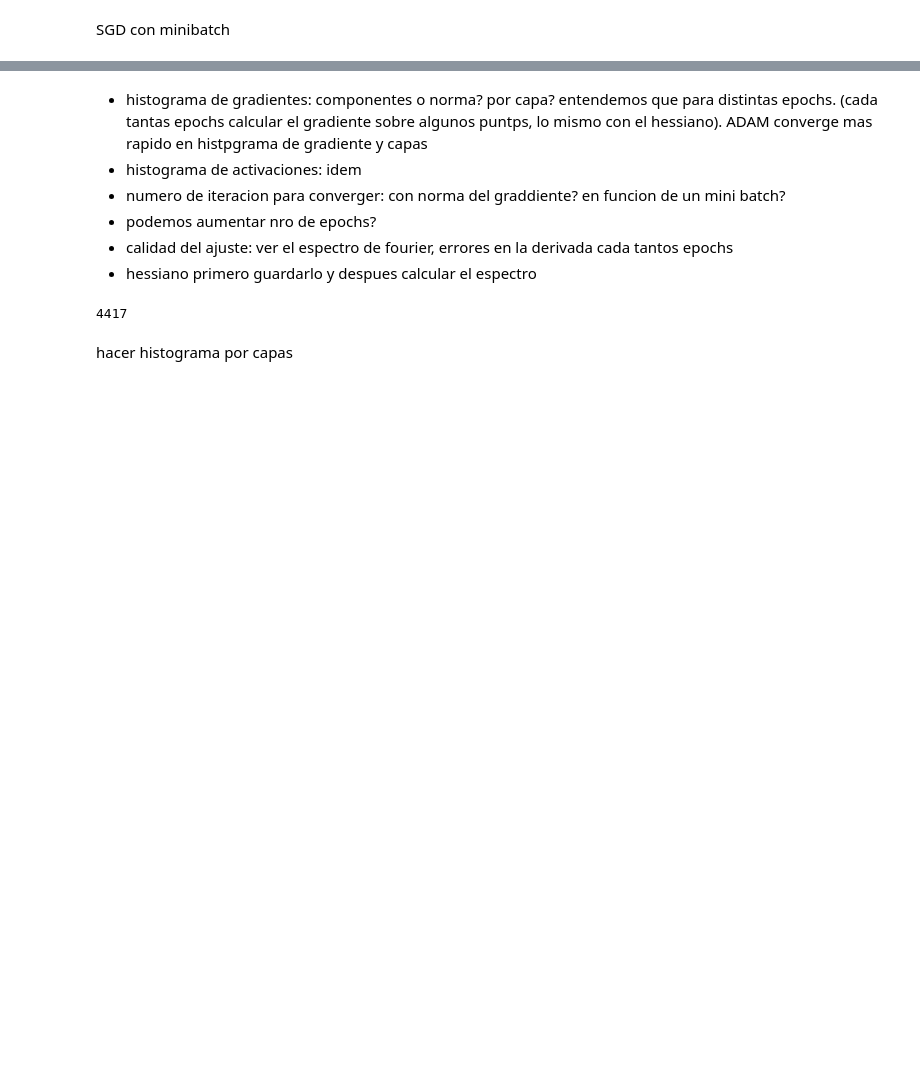
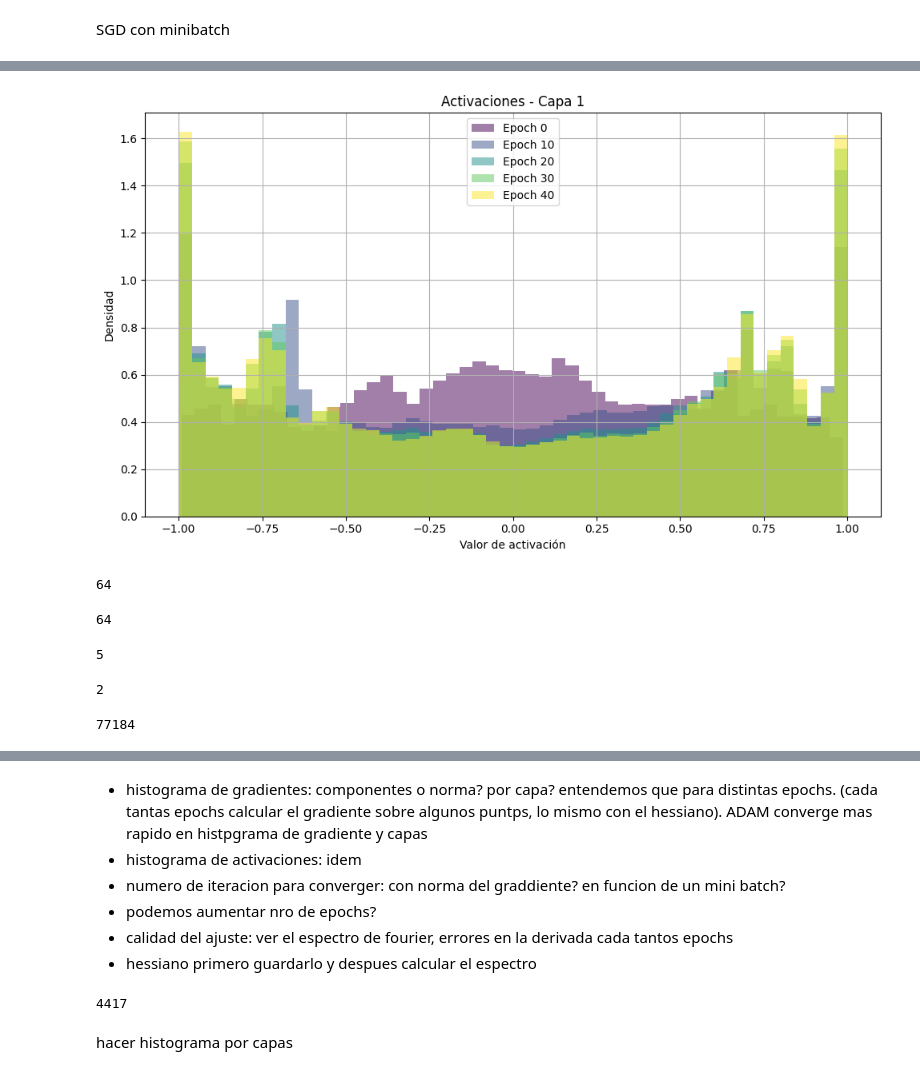
Before and after one commit to vms10/tp_optimizacion, a Jupyter notebook: doc.ipynb, the cells around one changed output, grey strips where cells are left out. Saved outputs shown, nothing was run; the diff lists cells and outputs as text; code cells hidden in the pictures; blank space fills up the shorter version.

```diff
--- a/doc.ipynb
+++ b/doc.ipynb
@@ -91,0 +220,24 @@ plt.show()
+# %%
+plot_activations_histogram(log_activations, layer_index=1)
+# %% [output]
+[figure, added]
+# %%
+len(log_activs[0][0][0])
+# %% [output]
+64
+# %%
+len(log_activs[0][0][1])
+# %% [output]
+64
+# %%
+len(log_activs) # epochs
+# %% [output]
+5
+# %%
+len(log_activs[0]) # epoch 0 para todas las capas
+# %% [output]
+2
+# %%
+len(log_activs[0][0]) # epoch 0 capa 1
+# %% [output]
+77184
```
Also changed, not shown: parts of 26 cells of this notebook, 1 other file.
